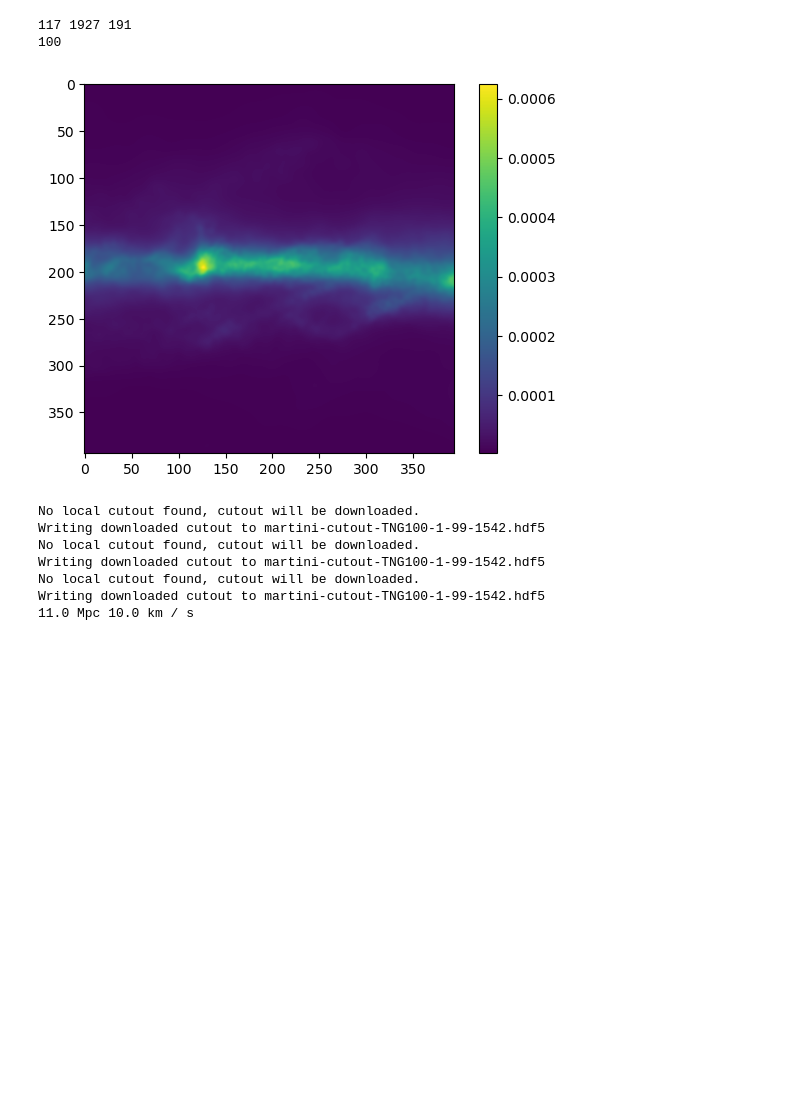
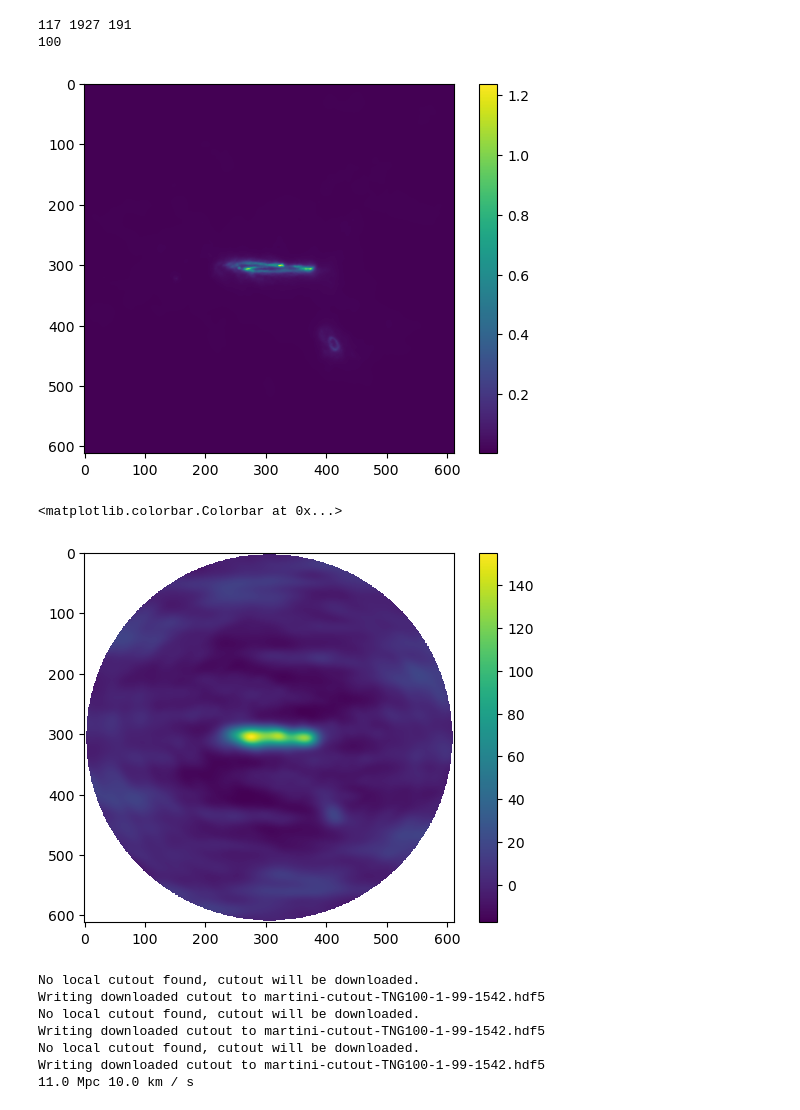
Before and after one commit to MicheleDelliVeneri/ALMASim, a Jupyter notebook: tester.ipynb, the cells around one changed output. Drawn from its saved outputs; the diff is of its cells as text; code cells hidden in the pictures; blank space fills up the shorter version.

```diff
--- a/tester.ipynb
+++ b/tester.ipynb
@@ -227,19 +227,21 @@ print(len(ids))
 117 1927 191
 100
 # %%
-data_dir = '/media/storage/extended_sims_test_0'
-extended, extended_header = load_fits(os.path.join(data_dir, 'skymodel_2.fits'))
-#gaussian, gaussian_header = load_fits(os.path.join(data_dir, 'skymodel_1.fits'))
+data_dir = '/media/storage/extended_sims_2'
+clean, _ = load_fits(os.path.join(data_dir, 'clean_cube_8.fits'))
+dirty, _ = load_fits(os.path.join(data_dir, 'dirty_cube_8.fits'))
 #print(extended.shape, gaussian.shape)
 
 
-plt.imshow(np.sum(extended[0,:,:], axis=0))
+plt.imshow(np.sum(clean[0,:,:], axis=0))
 plt.colorbar()
 plt.show()
-#plt.imshow(np.sum(gaussian[0,:,:], axis=0))
-#plt.colorbar()
+plt.imshow(np.sum(dirty[0,:,:], axis=0))
+plt.colorbar()
 # %% [output]
-[figure, old version]
+[figure, new version]
+<matplotlib.colorbar.Colorbar at 0x...>
+[figure, added]
 # %%
 def _gen_particle_coords(source, datacube):
     # pixels indexed from 0 (not like in FITS!) for better use with numpy
```
Also changed, not shown: 1 other file.
